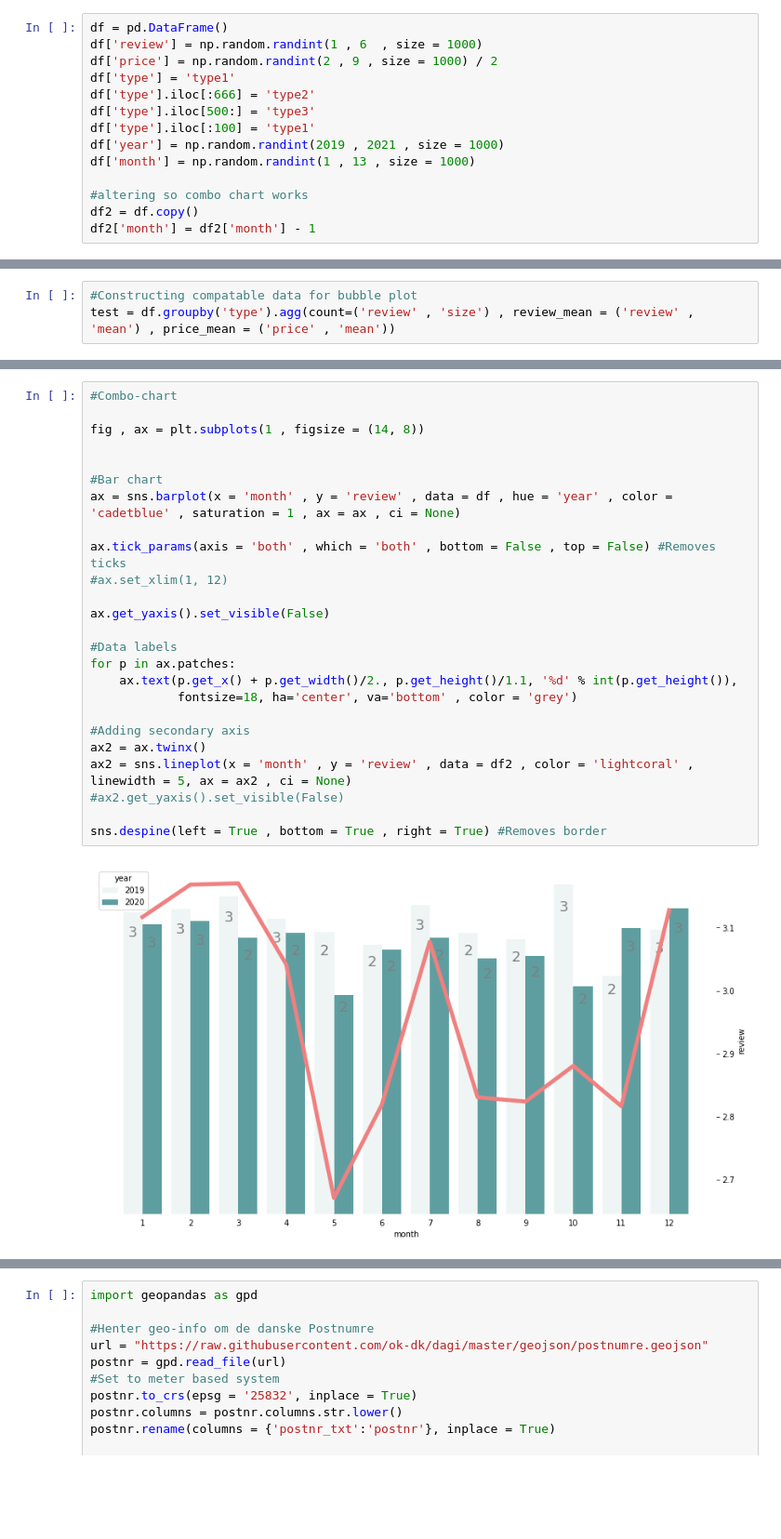
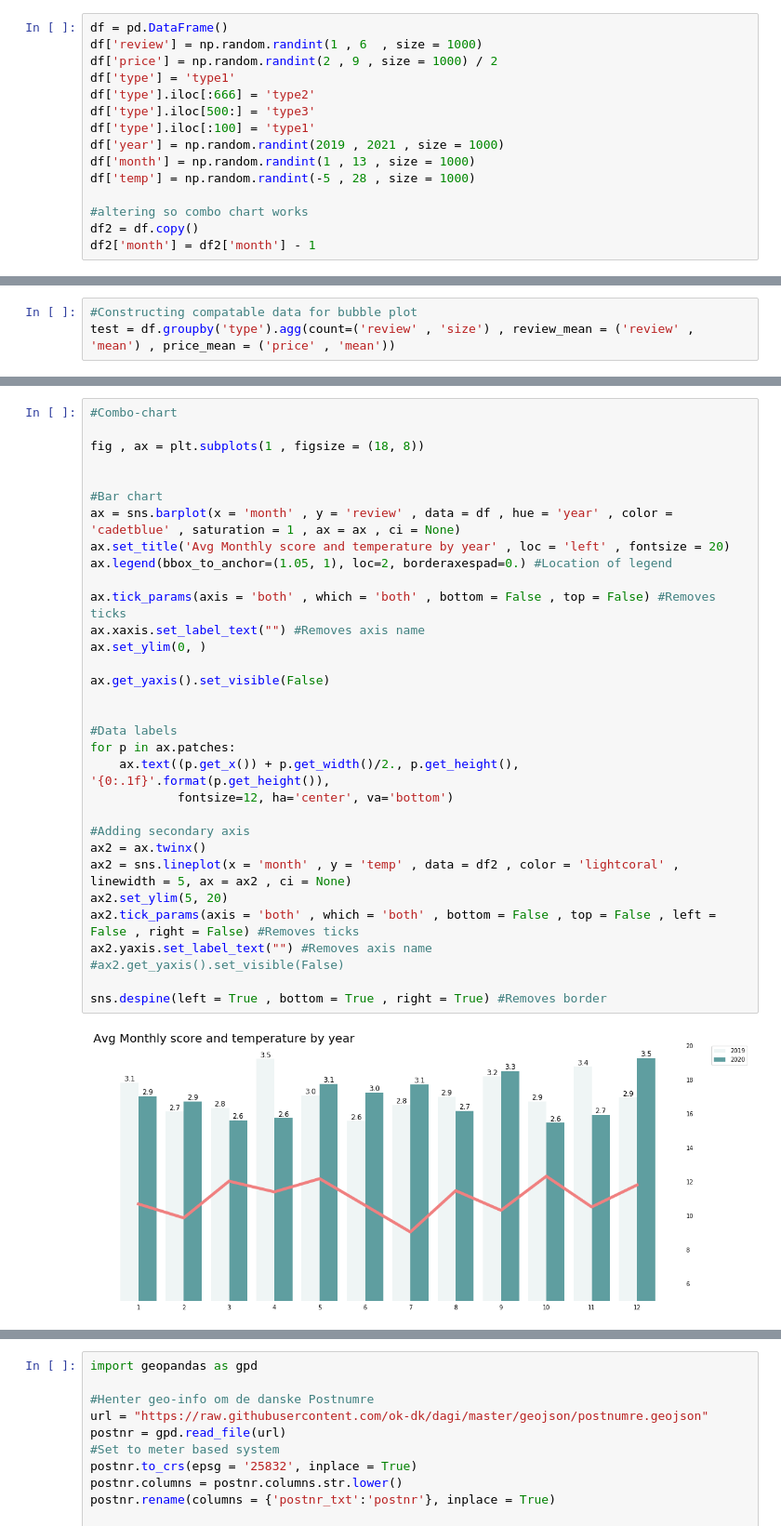
Before and after one commit to annarenneke/Group19, a Jupyter notebook: EXAM/Descriptive Stat.ipynb, the cells around one changed output, grey strips where cells are left out. Shown at 93% size. Drawn from its saved outputs; the diff is of its cells as text; blank space fills up the shorter version.

```diff
--- a/EXAM/Descriptive Stat.ipynb
+++ b/EXAM/Descriptive Stat.ipynb
@@ -13,6 +13,7 @@ df['type'].iloc[500:] = 'type3'
 df['type'].iloc[:100] = 'type1'
 df['year'] = np.random.randint(2019 , 2021 , size = 1000)
 df['month'] = np.random.randint(1 , 13 , size = 1000)
+df['temp'] = np.random.randint(-5 , 28 , size = 1000)
 
 #altering so combo chart works
 df2 = df.copy()
@@ -122,27 +123,34 @@ dtype: int64
 # %%
 #Combo-chart
 
-fig , ax = plt.subplots(1 , figsize = (14, 8))
+fig , ax = plt.subplots(1 , figsize = (18, 8))
 
 
 #Bar chart
 ax = sns.barplot(x = 'month' , y = 'review' , data = df , hue = 'year' , color = 'cadetblue' , saturation = 1 , ax = ax , ci = None)
+ax.set_title('Avg Monthly score and temperature by year' , loc = 'left' , fontsize = 20)
+ax.legend(bbox_to_anchor=(1.05, 1), loc=2, borderaxespad=0.) #Location of legend
 
 ax.tick_params(axis = 'both' , which = 'both' , bottom = False , top = False) #Removes ticks
-#ax.set_xlim(1, 12)
+ax.xaxis.set_label_text("") #Removes axis name
+ax.set_ylim(0, )
 
 ax.get_yaxis().set_visible(False)
 
+
 #Data labels
 for p in ax.patches:
-    ax.text(p.get_x() + p.get_width()/2., p.get_height()/1.1, '%d' % int(p.get_height()),
-            fontsize=18, ha='center', va='bottom' , color = 'grey')
+    ax.text((p.get_x()) + p.get_width()/2., p.get_height(), '{0:.1f}'.format(p.get_height()),
+            fontsize=12, ha='center', va='bottom')
 
 #Adding secondary axis
 ax2 = ax.twinx()
-ax2 = sns.lineplot(x = 'month' , y = 'review' , data = df2 , color = 'lightcoral' , linewidth = 5, ax = ax2 , ci = None)
+ax2 = sns.lineplot(x = 'month' , y = 'temp' , data = df2 , color = 'lightcoral' , linewidth = 5, ax = ax2 , ci = None)
+ax2.set_ylim(5, 20)
+ax2.tick_params(axis = 'both' , which = 'both' , bottom = False , top = False , left = False , right = False) #Removes ticks
+ax2.yaxis.set_label_text("") #Removes axis name
 #ax2.get_yaxis().set_visible(False)
 
 sns.despine(left = True , bottom = True , right = True) #Removes border
 # %% [output]
-[figure, old version]
+[figure, new version]
```
Also changed, not shown: parts of 5 cells of this notebook, 2 other files.
